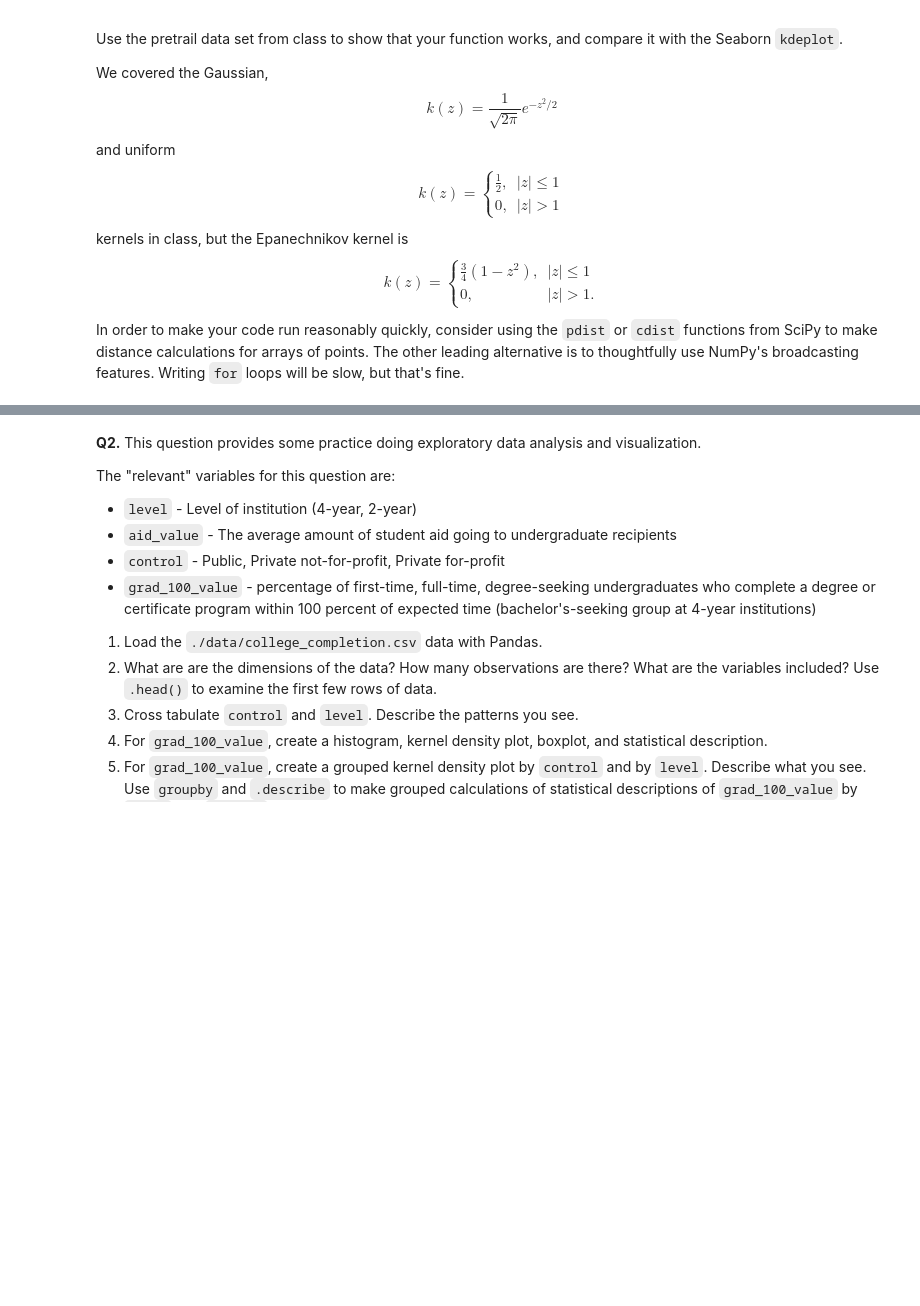
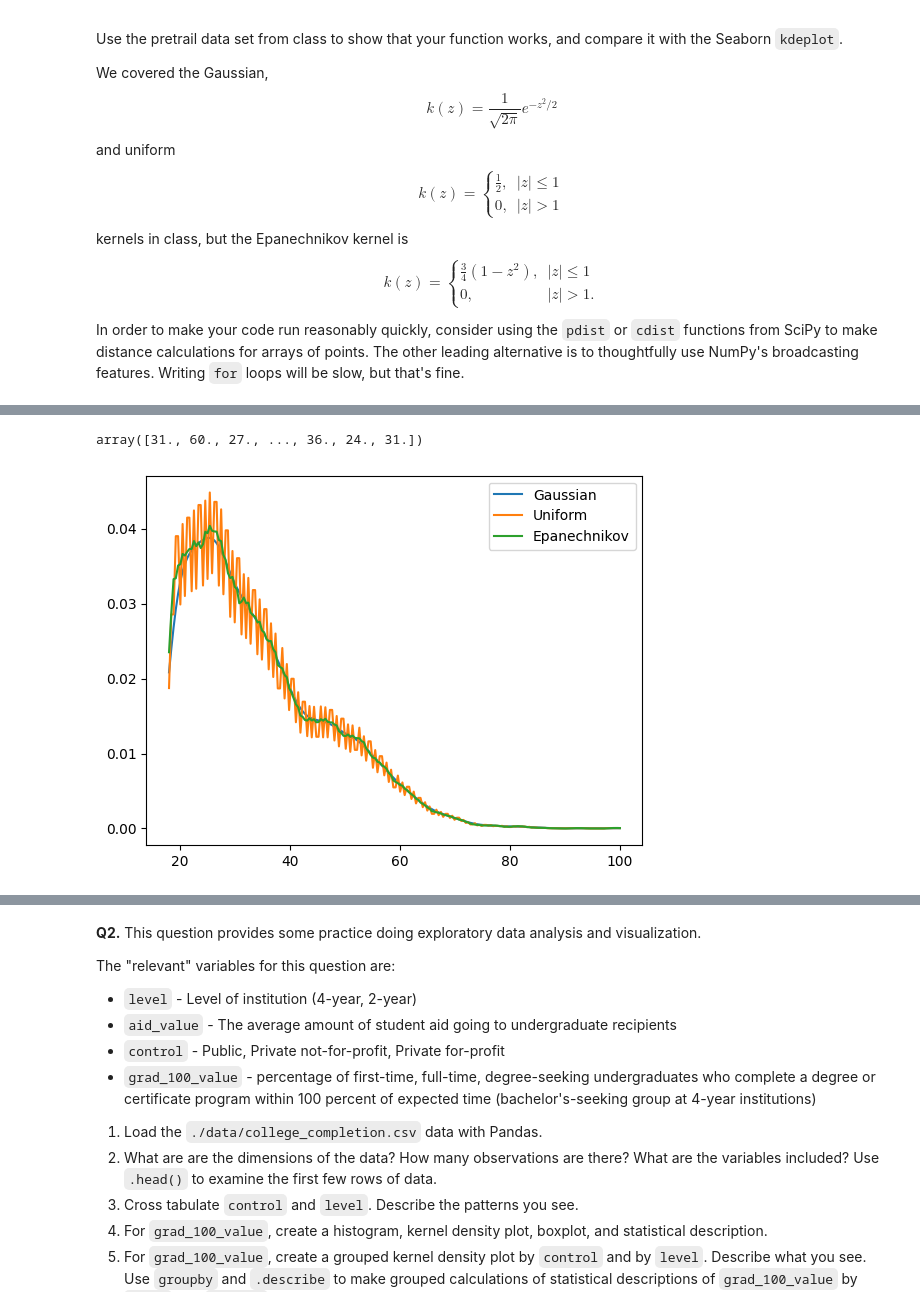
Before and after one commit to mchen899923/visualization_assignment, a Jupyter notebook: assignment.ipynb, the cells around one changed output, grey strips where cells are left out. Cells and saved outputs as stored; diff of their text form; code cells hidden in the pictures; blank space fills up the shorter version.

```diff
--- a/assignment.ipynb
+++ b/assignment.ipynb
@@ -38,0 +58,5 @@ In order to make your code run reasonably quickly, consider using the `pdist` or
+# %%
+x = pd.to_numeric(pretrial_df["age"], errors = "coerce").dropna().to_numpy() #Numpy array
+x
+# %% [output]
+array([31., 60., 27., ..., 36., 24., 31.])
@@ -38,0 +78,17 @@ In order to make your code run reasonably quickly, consider using the `pdist` or
+# %%
+def kernel_densities(x, grid, kernel, h): #compute kernel density
+    n = len(x)
+    densities = np.zeros(len(grid))
+    for i, g in enumerate(grid):
+        u = (g - x) / h
+        densities[i] = np.sum(kernel(u)) / (n * h)
+    return densities
+# %%
+def gaussian_kernel(u):
+    return (1 / np.sqrt(2 * np.pi)) * np.exp(-0.5 * u**2)
+
+def uniform_kernel(u):
+    return 0.5 * ((u >= -1) & (u <= 1)).astype(float)
+
+def epanechnikov_kernel(u):
+    return 0.75 * (1 - u**2) * (np.abs(u) <= 1)
@@ -38,0 +105,15 @@ In order to make your code run reasonably quickly, consider using the `pdist` or
+# %%
+grid = np.linspace(min(x), max(x), 200) #Create a grid of 200 points between the min and max of x
+# %%
+kernel_gaussian = kernel_densities(x, grid, gaussian_kernel, h)
+kernel_uniform = kernel_densities(x, grid, uniform_kernel, h)
+kernel_epanechnikov = kernel_densities(x, grid, epanechnikov_kernel, h)
+# %%
+sns.lineplot(x = grid, y = kernel_gaussian, label = "Gaussian")
+sns.lineplot(x = grid, y = kernel_uniform, label = "Uniform")
+sns.lineplot(x = grid, y = kernel_epanechnikov, label = "Epanechnikov")
+plt.legend()
+
+plt.show()
+# %% [output]
+[figure, added]
```
Also changed, not shown: parts of 7 cells of this notebook.
